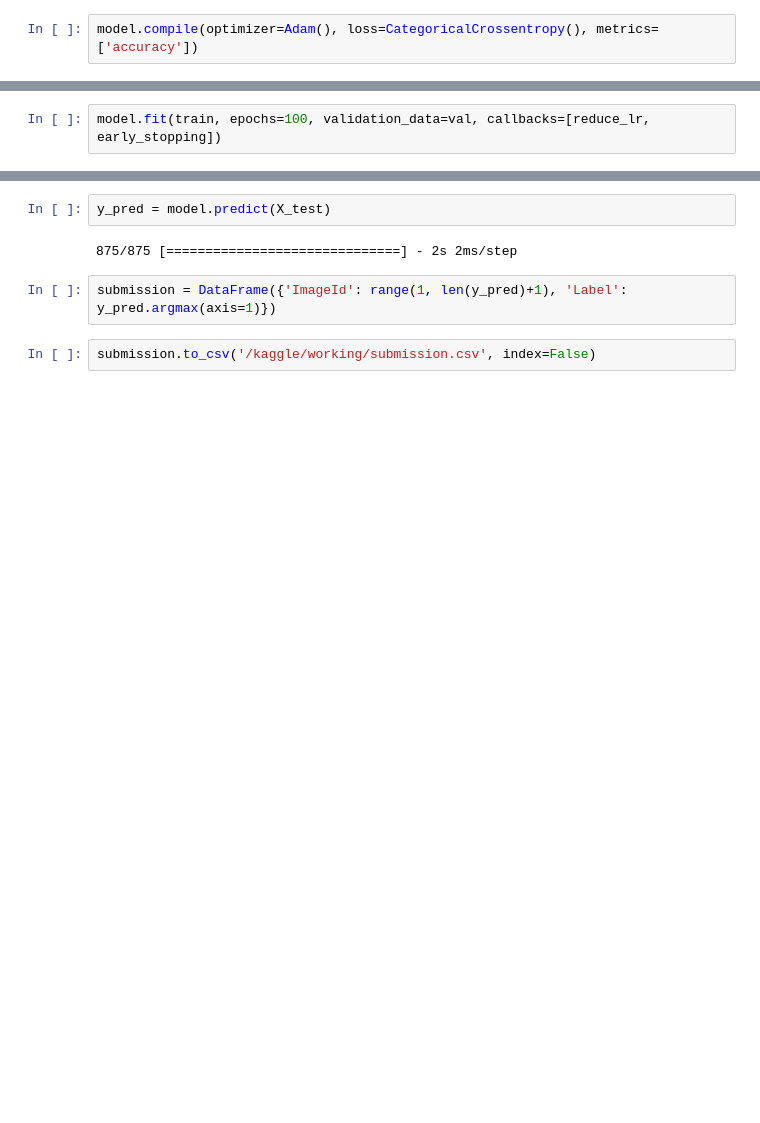
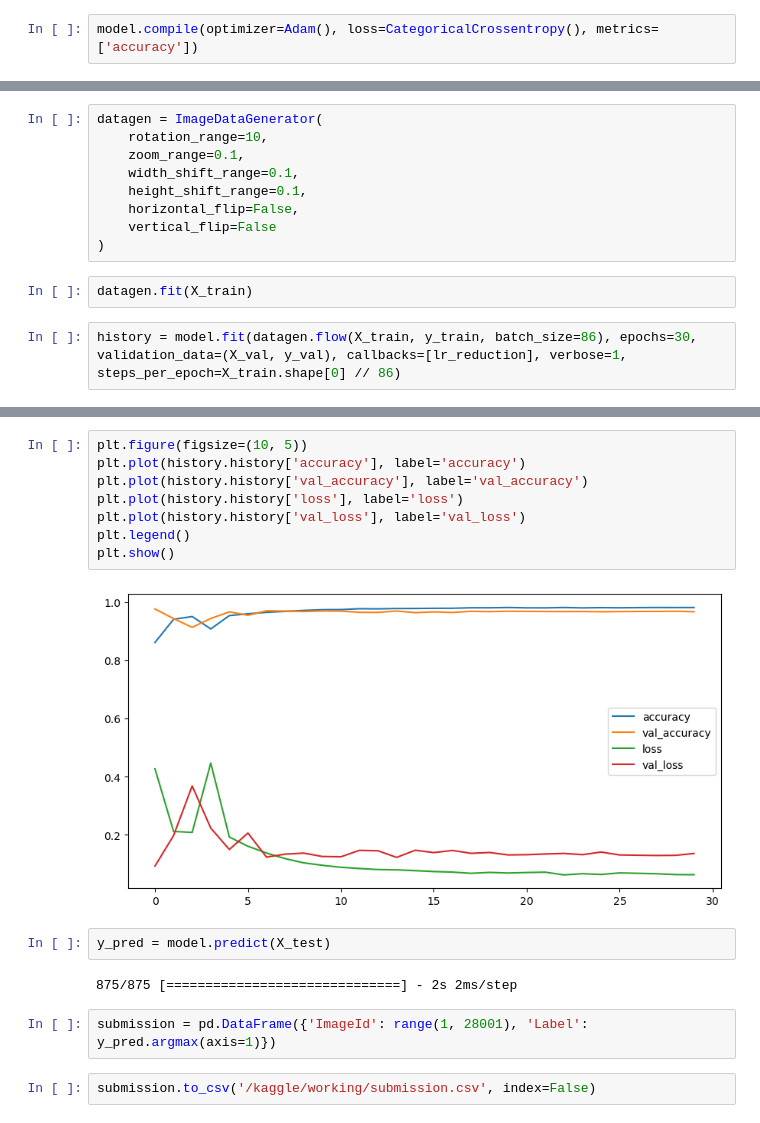
Before and after one commit to MartsTech/Kaggle, a Jupyter notebook: src/digit-recognizer.ipynb, the cells around one changed output, grey strips where cells are left out. Cells and saved outputs as stored; diff of their text form; blank space fills up the shorter version.

```diff
--- a/src/digit-recognizer.ipynb
+++ b/src/digit-recognizer.ipynb
@@ -75,2 +123,0 @@ early_stopping = EarlyStopping(monitor='val_loss', patience=9, verbose=1, restor
-# %%
-model.fit(train, epochs=100, validation_data=val, callbacks=[reduce_lr, early_stopping])
@@ -97,0 +124,13 @@ Epoch 49: early stopping
+# %%
+datagen = ImageDataGenerator(
+    rotation_range=10,
+    zoom_range=0.1,
+    width_shift_range=0.1,
+    height_shift_range=0.1,
+    horizontal_flip=False,
+    vertical_flip=False
+)
+# %%
+datagen.fit(X_train)
+# %%
+history = model.fit(datagen.flow(X_train, y_train, batch_size=86), epochs=30, validation_data=(X_val, y_val), callbacks=[lr_reduction], verbose=1, steps_per_epoch=X_train.shape[0] // 86)
@@ -98,8 +157,18 @@ Epoch 49: early stopping
+# %%
+plt.figure(figsize=(10, 5))
+plt.plot(history.history['accuracy'], label='accuracy')
+plt.plot(history.history['val_accuracy'], label='val_accuracy')
+plt.plot(history.history['loss'], label='loss')
+plt.plot(history.history['val_loss'], label='val_loss')
+plt.legend()
+plt.show()
+# %% [output]
+[figure, added]
 # %%
 y_pred = model.predict(X_test)
 # %% [output]
 875/875 [==============================] - 2s 2ms/step
 # %%
-submission = DataFrame({'ImageId': range(1, len(y_pred)+1), 'Label': y_pred.argmax(axis=1)})
+submission = pd.DataFrame({'ImageId': range(1, 28001), 'Label': y_pred.argmax(axis=1)})
 # %%
 submission.to_csv('/kaggle/working/submission.csv', index=False)
```
Also changed, not shown: parts of 25 cells of this notebook.
